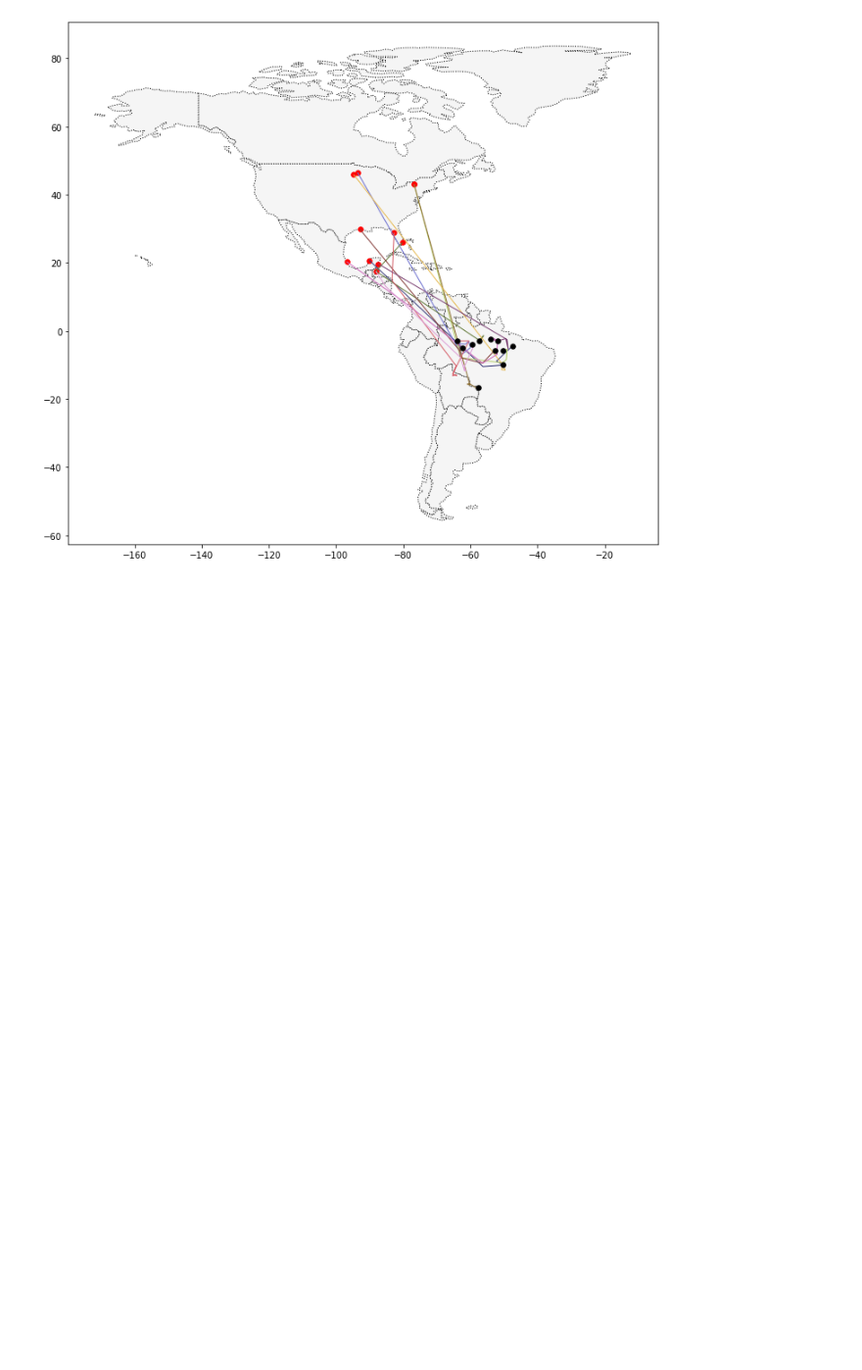
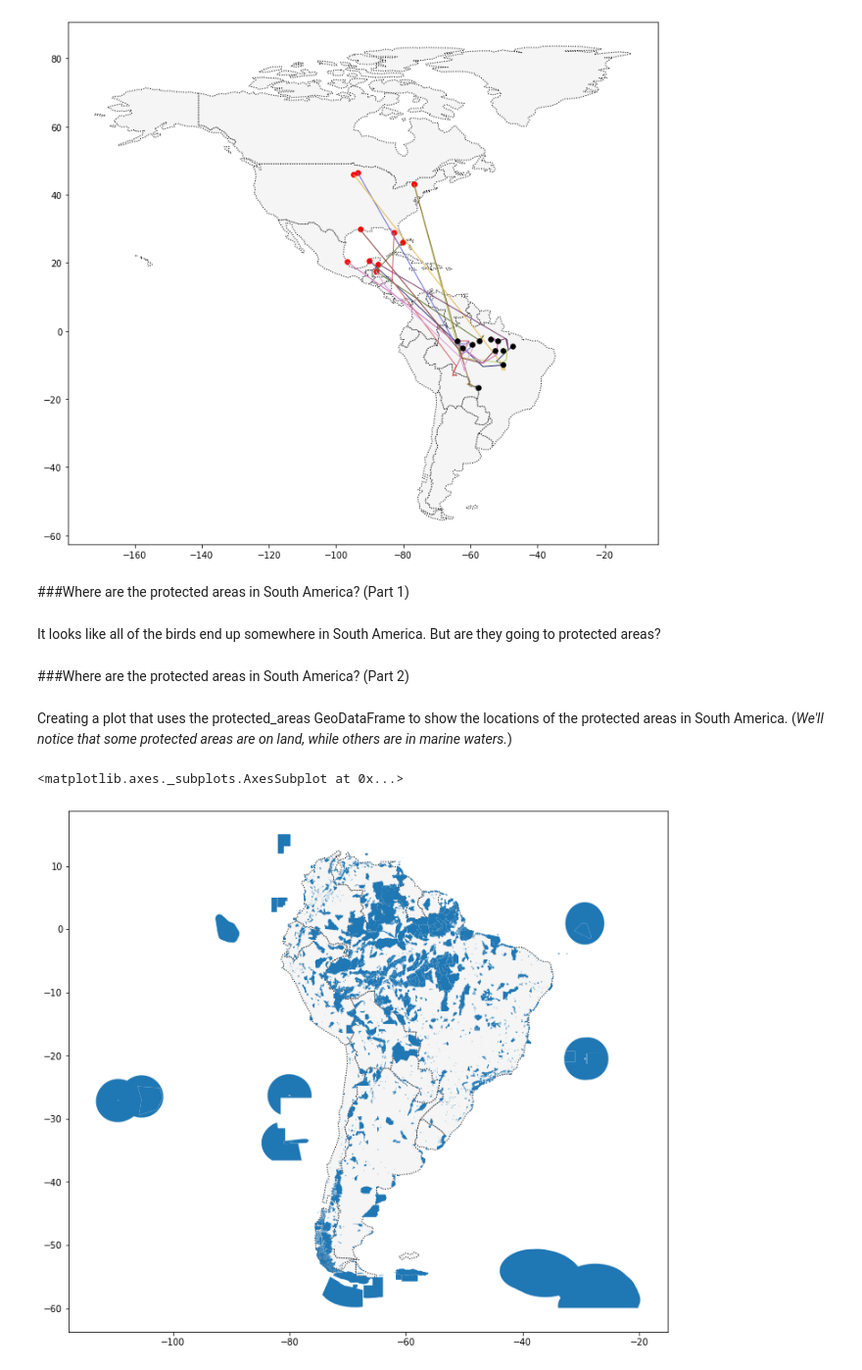
Before and after one commit to subhayuroy/BirdMigration_Tracking, a Jupyter notebook: Migration.ipynb, the cells around one changed output. Shown: that part at 98% size. Drawn from its saved outputs; the diff is of its cells as text; code cells hidden in the pictures; blank space fills up the shorter version.

Commit message:
Analysis of South American soil completed

```diff
--- a/Migration.ipynb
+++ b/Migration.ipynb
@@ -131,3 +131,23 @@ end_gdf.plot(ax=ax, color='black', markersize=30)
 # %% [output]
 <matplotlib.axes._subplots.AxesSubplot at 0x...>
 [figure]
+# %% [markdown]
+###Where are the protected areas in South America? (Part 1)
+# %% [markdown]
+It looks like all of the birds end up somewhere in South America. But are they going to protected areas?
+# %%
+protected_filepath = "/content/SAPA_Aug2019-shapefile"
+
+protected_areas = gpd.read_file(protected_filepath)
+# %% [markdown]
+###Where are the protected areas in South America? (Part 2)
+# %% [markdown]
+Creating a plot that uses the protected_areas GeoDataFrame to show the locations of the protected areas in South America. (_We'll notice that some protected areas are on land, while others are in marine waters._)
+# %%
+south_america = americas.loc[americas['continent']=='South America']
+
+ax = south_america.plot(figsize=(12,12),color='whitesmoke', linestyle=':', edgecolor='black')
+protected_areas.plot(ax=ax, markersize=2)
+# %% [output]
+<matplotlib.axes._subplots.AxesSubplot at 0x...>
+[figure, added]
```
Also changed, not shown: parts of 1 cell of this notebook.
